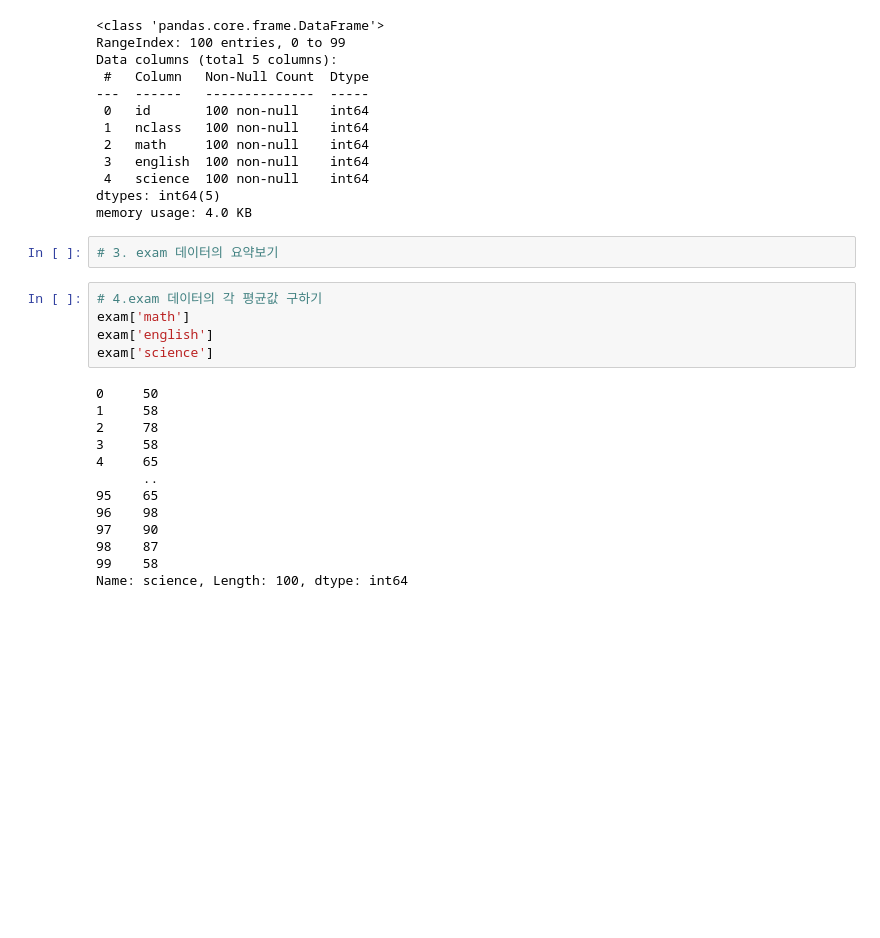
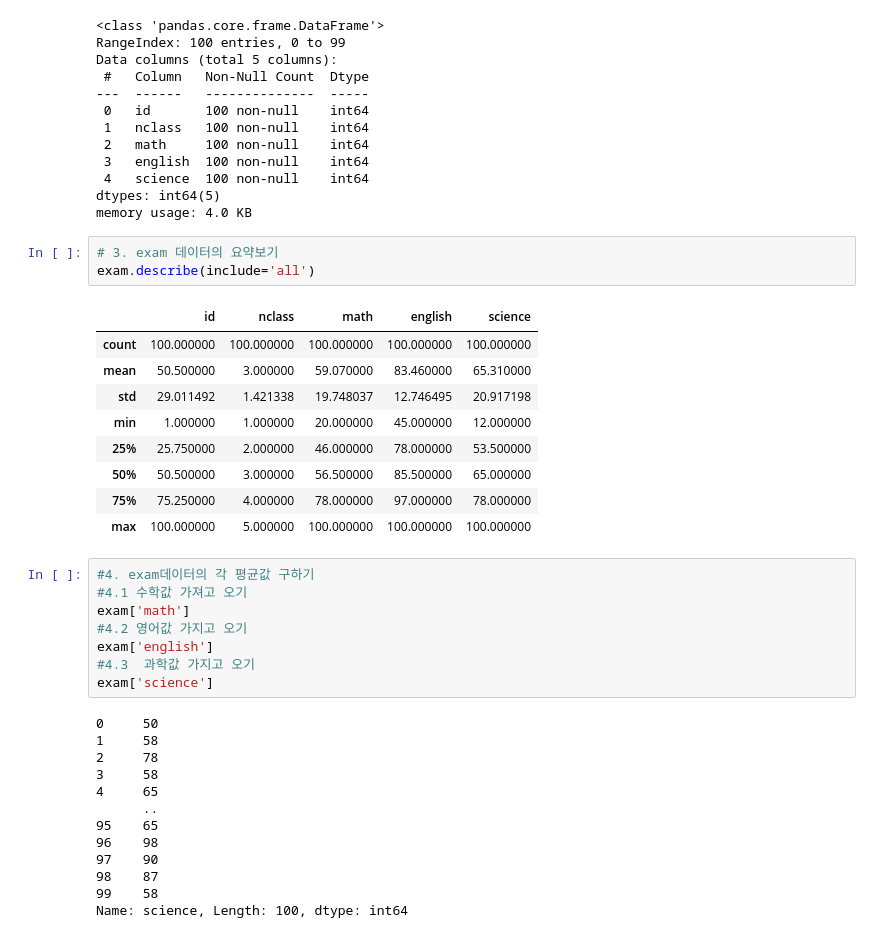
Before and after one commit to Hanjateacherson/SMHRD, a Jupyter notebook: python/03_01pandas_exam.ipynb, the cells around one changed output. Drawn from its saved outputs; the diff is of its cells as text; blank space fills up the shorter version.

```diff
--- a/python/03_01pandas_exam.ipynb
+++ b/python/03_01pandas_exam.ipynb
@@ -38,10 +38,24 @@ dtypes: int64(5)
 memory usage: 4.0 KB
 # %%
 # 3. exam 데이터의 요약보기
+exam.describe(include='all')
+# %% [output]
+|  | id | nclass | math | english | science |
+| count | 100.000000 | 100.000000 | 100.000000 | 100.000000 | 100.000000 |
+| mean | 50.500000 | 3.000000 | 59.070000 | 83.460000 | 65.310000 |
+| std | 29.011492 | 1.421338 | 19.748037 | 12.746495 | 20.917198 |
+| min | 1.000000 | 1.000000 | 20.000000 | 45.000000 | 12.000000 |
+| 25% | 25.750000 | 2.000000 | 46.000000 | 78.000000 | 53.500000 |
+| 50% | 50.500000 | 3.000000 | 56.500000 | 85.500000 | 65.000000 |
+| 75% | 75.250000 | 4.000000 | 78.000000 | 97.000000 | 78.000000 |
+| max | 100.000000 | 5.000000 | 100.000000 | 100.000000 | 100.000000 |
 # %%
-# 4.exam 데이터의 각 평균값 구하기
+#4. exam데이터의 각 평균값 구하기
+#4.1 수학값 가져고 오기
 exam['math']
+#4.2 영어값 가지고 오기
 exam['english']
+#4.3  과학값 가지고 오기
 exam['science']
 # %% [output]
 0     50
```
Also changed, not shown: parts of 4 cells of this notebook.
